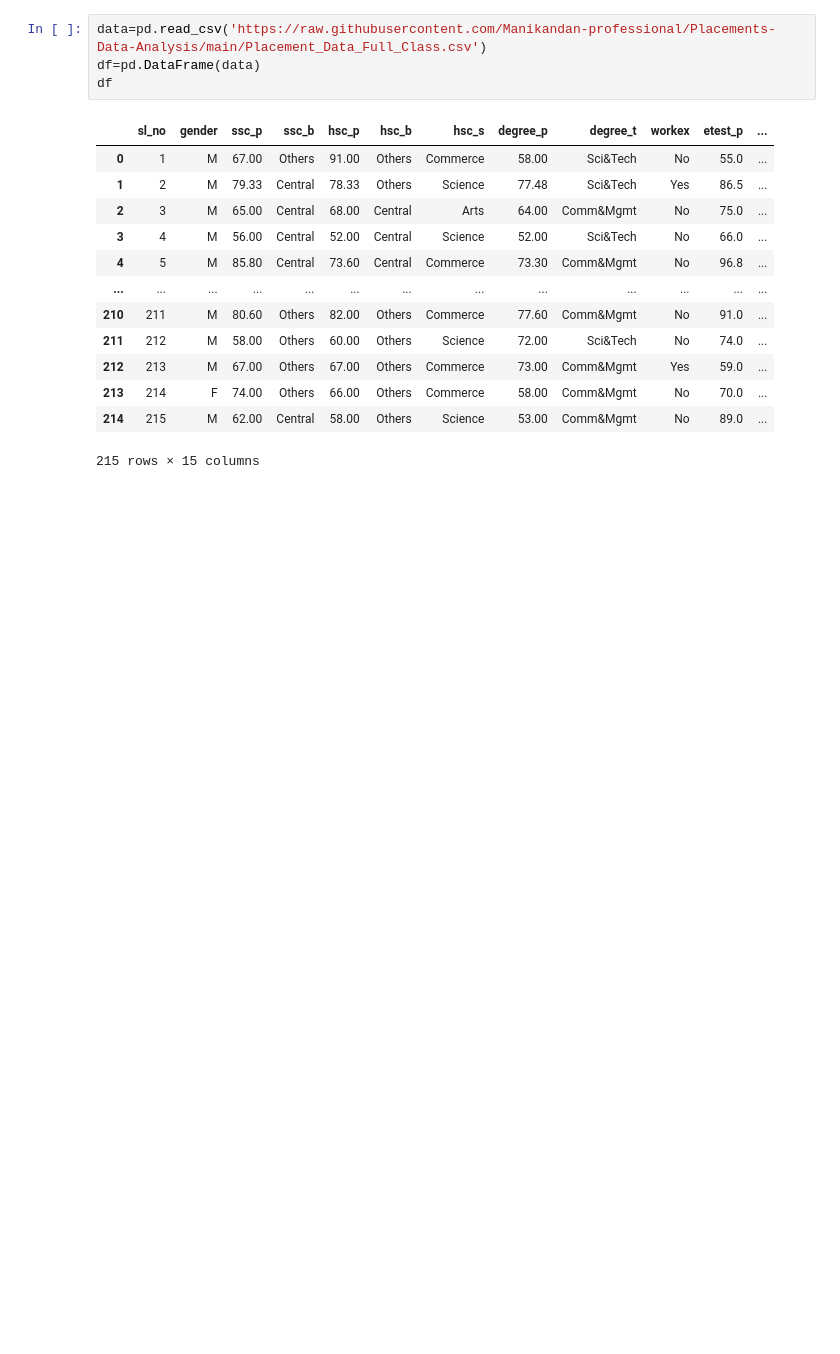
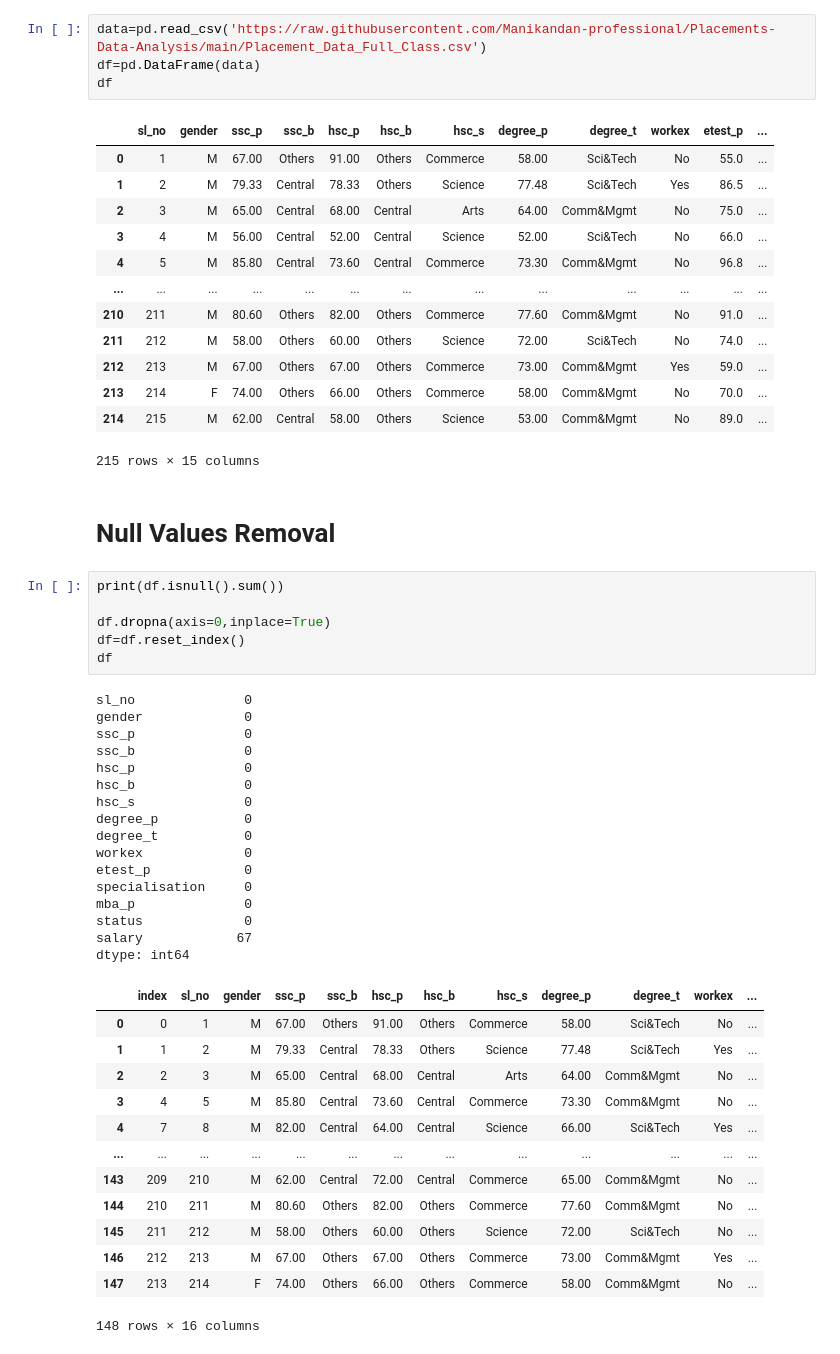
Before and after one commit to Manikandan-professional/Placements-Data-Analysis, a Jupyter notebook: Placements_Data_Analysis.ipynb, the cells around one changed output. Cells and saved outputs as stored; diff of their text form; blank space fills up the shorter version.

```diff
--- a/Placements_Data_Analysis.ipynb
+++ b/Placements_Data_Analysis.ipynb
@@ -22,3 +27,41 @@ df
 | 213 | 214 | F | 74.00 | Others | 66.00 | Others | Commerce | 58.00 | Comm&Mgmt | No | 70.0 | ... |
 | 214 | 215 | M | 62.00 | Central | 58.00 | Others | Science | 53.00 | Comm&Mgmt | No | 89.0 | ... |
 215 rows × 15 columns
+# %% [markdown]
+# **Null Values Removal**
+# %%
+print(df.isnull().sum())
+
+df.dropna(axis=0,inplace=True)
+df=df.reset_index()
+df
+# %% [output]
+sl_no              0
+gender             0
+ssc_p              0
+ssc_b              0
+hsc_p              0
+hsc_b              0
+hsc_s              0
+degree_p           0
+degree_t           0
+workex             0
+etest_p            0
+specialisation     0
+mba_p              0
+status             0
+salary            67
+dtype: int64
+|  | index | sl_no | gender | ssc_p | ssc_b | hsc_p | hsc_b | hsc_s | degree_p | degree_t | workex | ... |
+| 0 | 0 | 1 | M | 67.00 | Others | 91.00 | Others | Commerce | 58.00 | Sci&Tech | No | ... |
+| 1 | 1 | 2 | M | 79.33 | Central | 78.33 | Others | Science | 77.48 | Sci&Tech | Yes | ... |
+| 2 | 2 | 3 | M | 65.00 | Central | 68.00 | Central | Arts | 64.00 | Comm&Mgmt | No | ... |
+| 3 | 4 | 5 | M | 85.80 | Central | 73.60 | Central | Commerce | 73.30 | Comm&Mgmt | No | ... |
+| 4 | 7 | 8 | M | 82.00 | Central | 64.00 | Central | Science | 66.00 | Sci&Tech | Yes | ... |
+| ... | ... | ... | ... | ... | ... | ... | ... | ... | ... | ... | ... | ... |
+| 143 | 209 | 210 | M | 62.00 | Central | 72.00 | Central | Commerce | 65.00 | Comm&Mgmt | No | ... |
+| 144 | 210 | 211 | M | 80.60 | Others | 82.00 | Others | Commerce | 77.60 | Comm&Mgmt | No | ... |
+| 145 | 211 | 212 | M | 58.00 | Others | 60.00 | Others | Science | 72.00 | Sci&Tech | No | ... |
+| 146 | 212 | 213 | M | 67.00 | Others | 67.00 | Others | Commerce | 73.00 | Comm&Mgmt | Yes | ... |
+| 147 | 213 | 214 | F | 74.00 | Others | 66.00 | Others | Commerce | 58.00 | Comm&Mgmt | No | ... |
+148 rows × 16 columns
```
Also changed, not shown: parts of 32 cells of this notebook.
